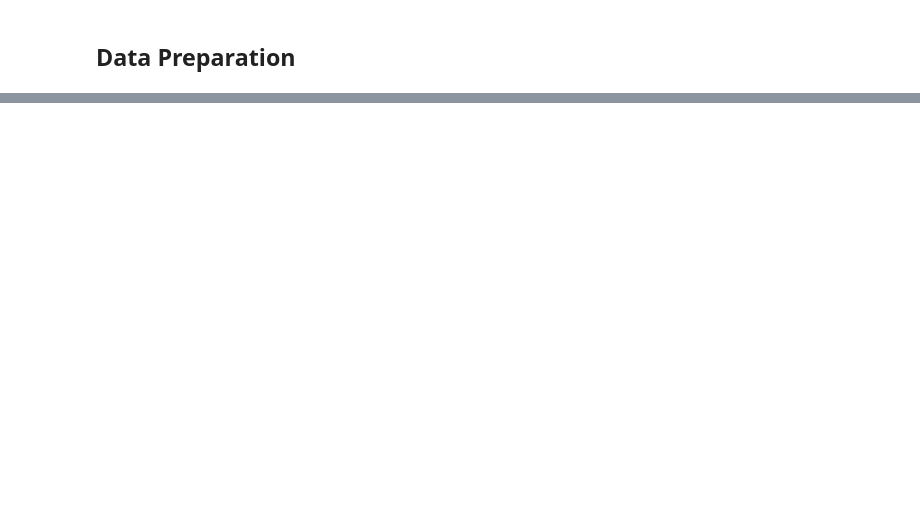
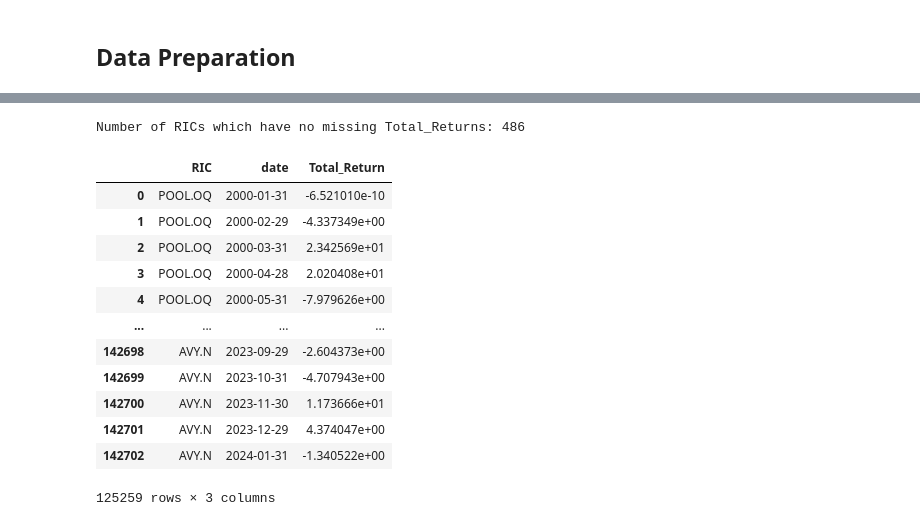
Before and after one commit to Maxiwall99/Decision-Focused-Portfolio-Optimization, a Jupyter notebook: notebooks/data_preprocessing.ipynb, the cells around one changed output, grey strips where cells are left out. Drawn from its saved outputs; the diff is of its cells as text; code cells hidden in the pictures; blank space fills up the shorter version.

```diff
--- a/notebooks/data_preprocessing.ipynb
+++ b/notebooks/data_preprocessing.ipynb
@@ -57,0 +147,34 @@ display(return_df)
+# %%
+# Exclude invalid dates with 100% missings
+valid_dates_list = valid_dates['date']
+return_df1 = return_df[return_df['date'].isin(valid_dates_list)].copy()
+
+# Identify the RICs which are never missing
+
+# Count number of missing Total_Return values per RIC
+missing_per_ric = return_df1.groupby('RIC')['Total_Return'].apply(lambda x: x.isnull().sum())
+
+rics_no_missing = missing_per_ric[missing_per_ric == 0].index.tolist()
+
+print(f"Number of RICs which have no missing Total_Returns: {len(rics_no_missing)}")
+
+# Select RICs without missings
+
+return_df2 = return_df1[return_df1['RIC'].isin(rics_no_missing)].copy()
+
+display(return_df2)
+# %% [output]
+Number of RICs which have no missing Total_Returns: 486
+|  | RIC | date | Total_Return |
+| 0 | POOL.OQ | 2000-01-31 | -6.521010e-10 |
+| 1 | POOL.OQ | 2000-02-29 | -4.337349e+00 |
+| 2 | POOL.OQ | 2000-03-31 | 2.342569e+01 |
+| 3 | POOL.OQ | 2000-04-28 | 2.020408e+01 |
+| 4 | POOL.OQ | 2000-05-31 | -7.979626e+00 |
+| ... | ... | ... | ... |
+| 142698 | AVY.N | 2023-09-29 | -2.604373e+00 |
+| 142699 | AVY.N | 2023-10-31 | -4.707943e+00 |
+| 142700 | AVY.N | 2023-11-30 | 1.173666e+01 |
+| 142701 | AVY.N | 2023-12-29 | 4.374047e+00 |
+| 142702 | AVY.N | 2024-01-31 | -1.340522e+00 |
+125259 rows × 3 columns
```
Also changed, not shown: parts of 19 cells of this notebook, 2 other files.
